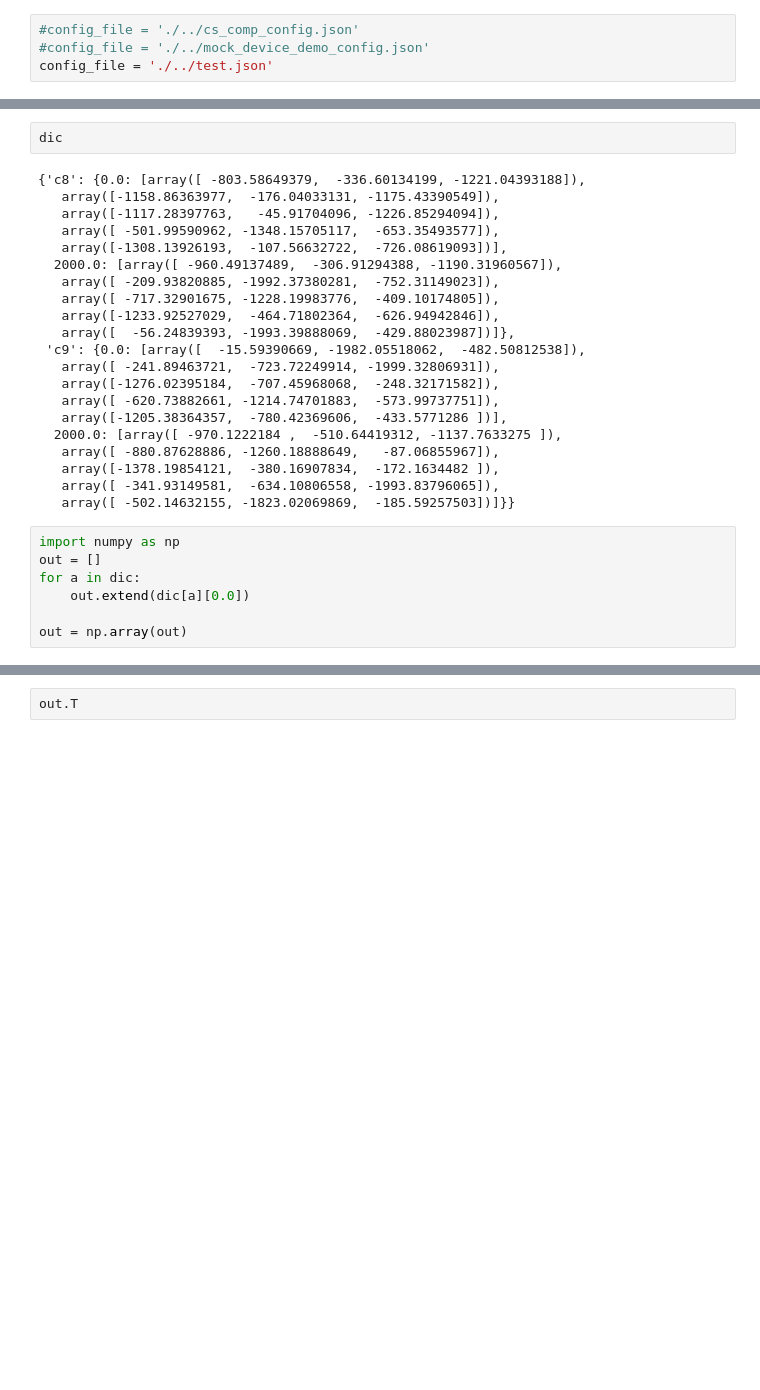
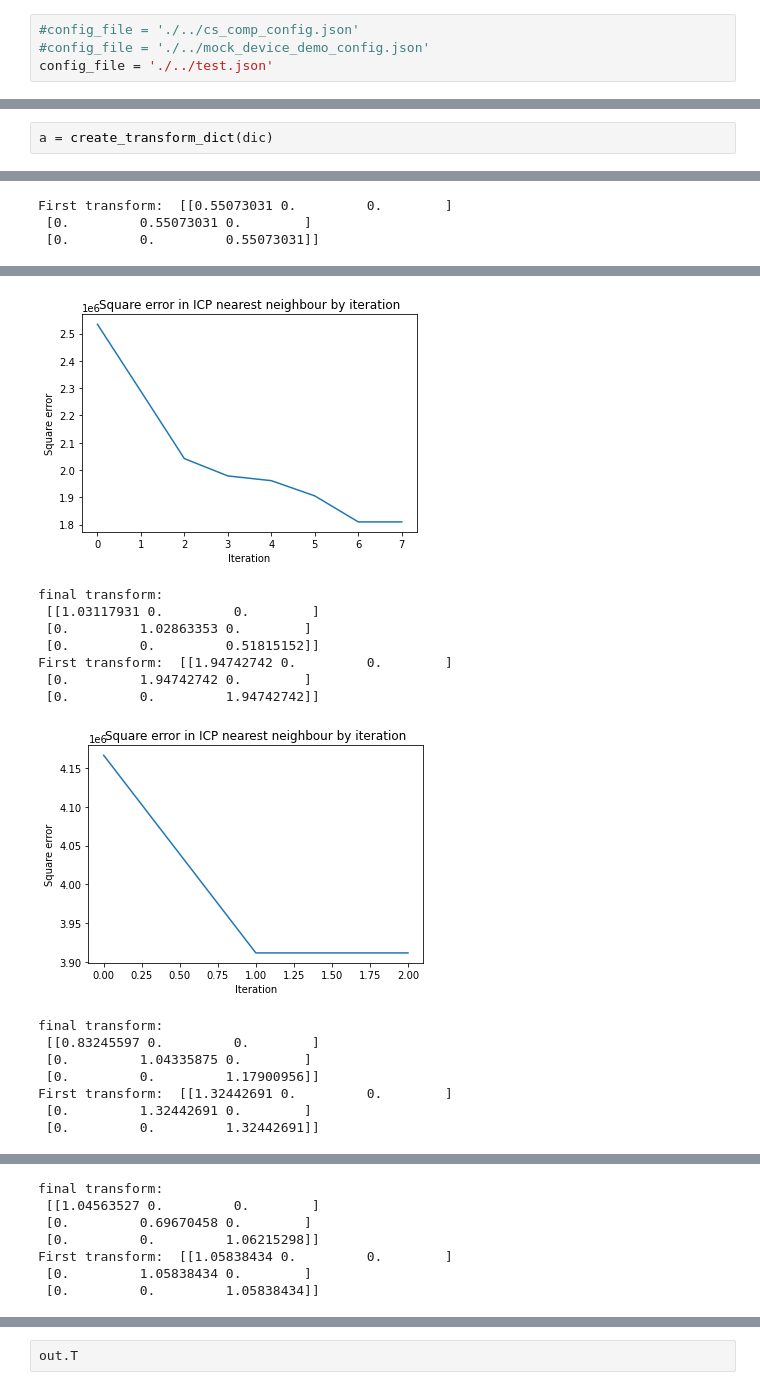
Before and after one commit to josephhic/AutoDot, a Jupyter notebook: notebooks/refactored.ipynb, the cells around one changed output, grey strips where cells are left out. Cells and saved outputs as stored; diff of their text form; blank space fills up the shorter version.

```diff
--- a/notebooks/refactored.ipynb
+++ b/notebooks/refactored.ipynb
@@ -126,33 +126,6 @@ experiment_name/c8_0.0_tuning.pkl
 experiment_name/c8_2000.0_tuning.pkl
 experiment_name/c9_0.0_tuning.pkl
 experiment_name/c9_2000.0_tuning.pkl
-# %%
-dic
-# %% [output]
-{'c8': {0.0: [array([ -803.58649379,  -336.60134199, -1221.04393188]),
-   array([-1158.86363977,  -176.04033131, -1175.43390549]),
-   array([-1117.28397763,   -45.91704096, -1226.85294094]),
-   array([ -501.99590962, -1348.15705117,  -653.35493577]),
-   array([-1308.13926193,  -107.56632722,  -726.08619093])],
-  2000.0: [array([ -960.49137489,  -306.91294388, -1190.31960567]),
-   array([ -209.93820885, -1992.37380281,  -752.31149023]),
-   array([ -717.32901675, -1228.19983776,  -409.10174805]),
-   array([-1233.92527029,  -464.71802364,  -626.94942846]),
-   array([  -56.24839393, -1993.39888069,  -429.88023987])]},
- 'c9': {0.0: [array([  -15.59390669, -1982.05518062,  -482.50812538]),
-   array([ -241.89463721,  -723.72249914, -1999.32806931]),
-   array([-1276.02395184,  -707.45968068,  -248.32171582]),
-   array([ -620.73882661, -1214.74701883,  -573.99737751]),
-   array([-1205.38364357,  -780.42369606,  -433.5771286 ])],
-  2000.0: [array([ -970.1222184 ,  -510.64419312, -1137.7633275 ]),
-   array([ -880.87628886, -1260.18888649,   -87.06855967]),
-   array([-1378.19854121,  -380.16907834,  -172.1634482 ]),
-   array([ -341.93149581,  -634.10806558, -1993.83796065]),
-   array([ -502.14632155, -1823.02069869,  -185.59257503])]}}
-# %%
-import numpy as np
-out = []
-for a in dic:
-    out.extend(dic[a][0.0])
-
-out = np.array(out)
+# %%
+a = create_transform_dict(dic)
+# %% [output]
@@ -158,0 +149,3 @@ out = np.array(out)
+First transform:  [[0.55073031 0.         0.        ]
+ [0.         0.55073031 0.        ]
+ [0.         0.         0.55073031]]
@@ -158,0 +169,16 @@ out = np.array(out)
+[figure, added]
+final transform:
+ [[1.03117931 0.         0.        ]
+ [0.         1.02863353 0.        ]
+ [0.         0.         0.51815152]]
+First transform:  [[1.94742742 0.         0.        ]
+ [0.         1.94742742 0.        ]
+ [0.         0.         1.94742742]]
+[figure, added]
+final transform:
+ [[0.83245597 0.         0.        ]
+ [0.         1.04335875 0.        ]
+ [0.         0.         1.17900956]]
+First transform:  [[1.32442691 0.         0.        ]
+ [0.         1.32442691 0.        ]
+ [0.         0.         1.32442691]]
@@ -158,0 +186,7 @@ out = np.array(out)
+final transform:
+ [[1.04563527 0.         0.        ]
+ [0.         0.69670458 0.        ]
+ [0.         0.         1.06215298]]
+First transform:  [[1.05838434 0.         0.        ]
+ [0.         1.05838434 0.        ]
+ [0.         0.         1.05838434]]
```
Also changed, not shown: parts of 8 cells of this notebook, 7 other files.
